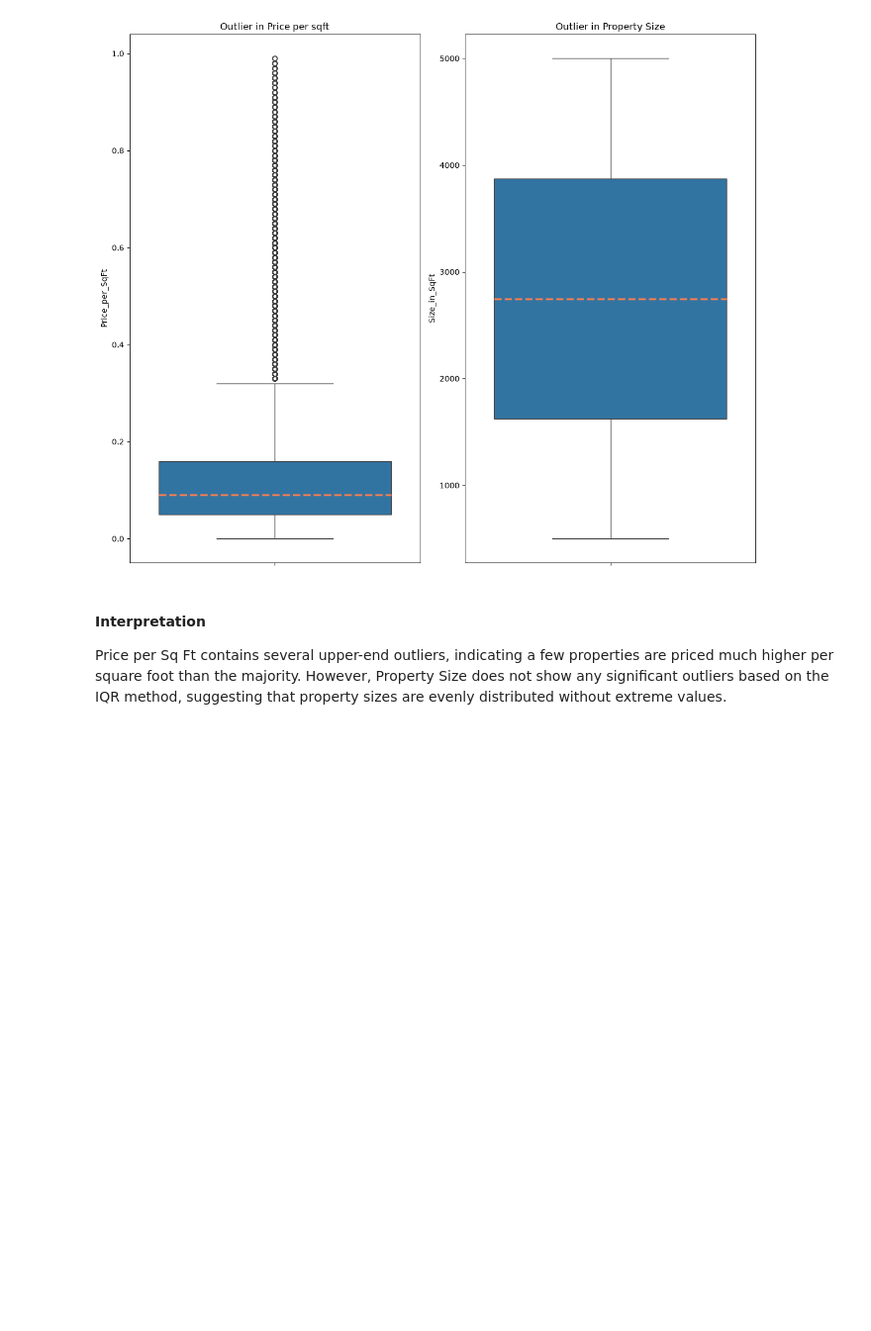
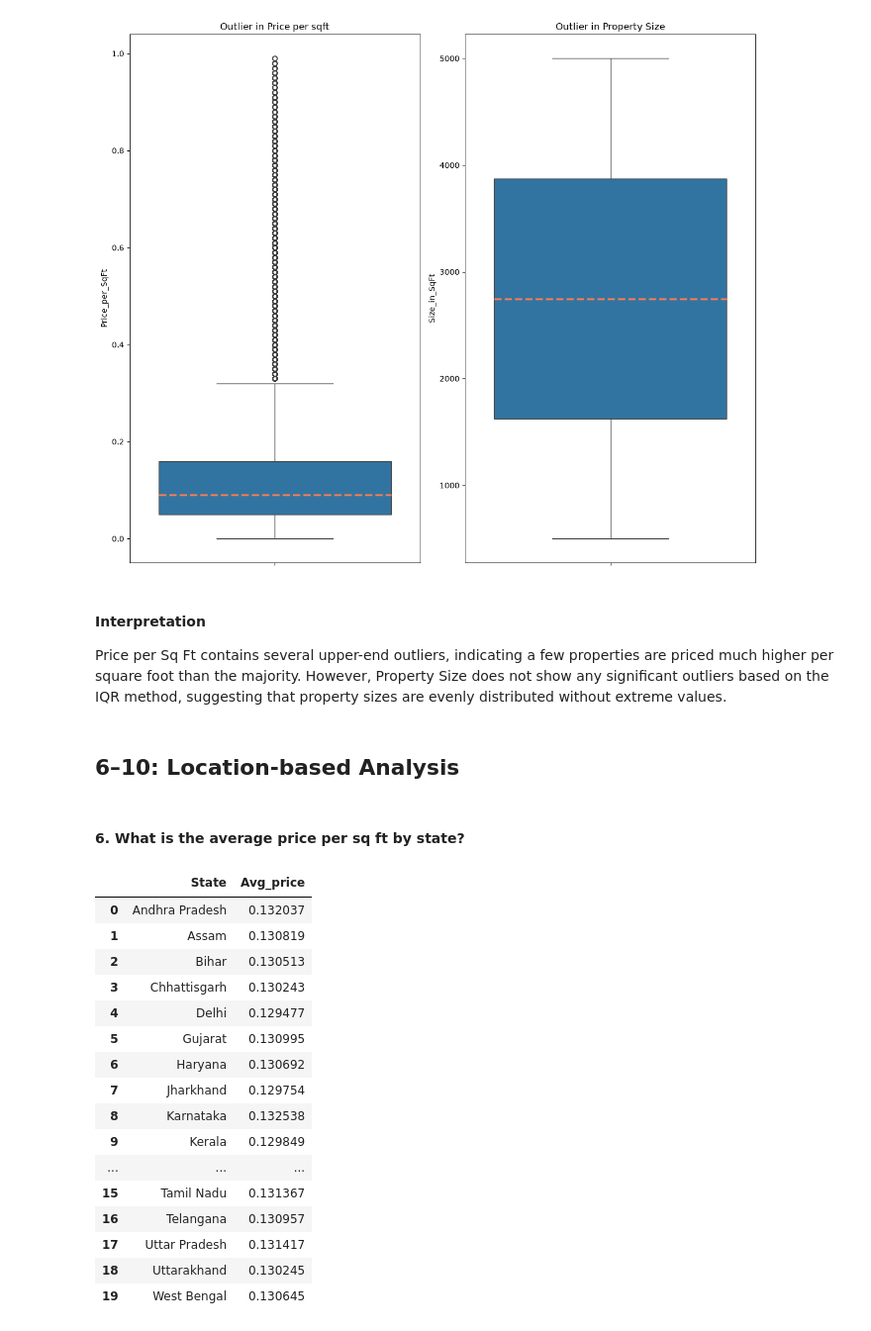
Before and after one commit to mukundnaramesh2605/Real-Estate-Investment-Advisor---Predicting-Property-Profitability-Future-Value, a Jupyter notebook: project.ipynb, the cells around one changed output. Shown at 99% size. Cells and saved outputs as stored; diff of their text form; code cells hidden in the pictures; blank space fills up the shorter version.

```diff
--- a/project.ipynb
+++ b/project.ipynb
@@ -253,3 +255,28 @@ plt.show()
 # %% [markdown]
 #### Interpretation
 Price per Sq Ft contains several upper-end outliers, indicating a few properties are priced much higher per square foot than the majority. However, Property Size does not show any significant outliers based on the IQR method, suggesting that property sizes are evenly distributed without extreme values.
+# %% [markdown]
+## 6–10: Location-based Analysis
+# %% [markdown]
+#### 6. What is the average price per sq ft by state?
+# %%
+avg_price_sqft_state = raw_df.groupby('State').agg(Avg_price=("Price_per_SqFt", "mean")).reset_index()
+display(avg_price_sqft_state)
+# %% [output]
+|  | State | Avg_price |
+| 0 | Andhra Pradesh | 0.132037 |
+| 1 | Assam | 0.130819 |
+| 2 | Bihar | 0.130513 |
+| 3 | Chhattisgarh | 0.130243 |
+| 4 | Delhi | 0.129477 |
+| 5 | Gujarat | 0.130995 |
+| 6 | Haryana | 0.130692 |
+| 7 | Jharkhand | 0.129754 |
+| 8 | Karnataka | 0.132538 |
+| 9 | Kerala | 0.129849 |
+| ... | ... | ... |
+| 15 | Tamil Nadu | 0.131367 |
+| 16 | Telangana | 0.130957 |
+| 17 | Uttar Pradesh | 0.131417 |
+| 18 | Uttarakhand | 0.130245 |
+| 19 | West Bengal | 0.130645 |
```
Also changed, not shown: parts of 3 cells of this notebook.
